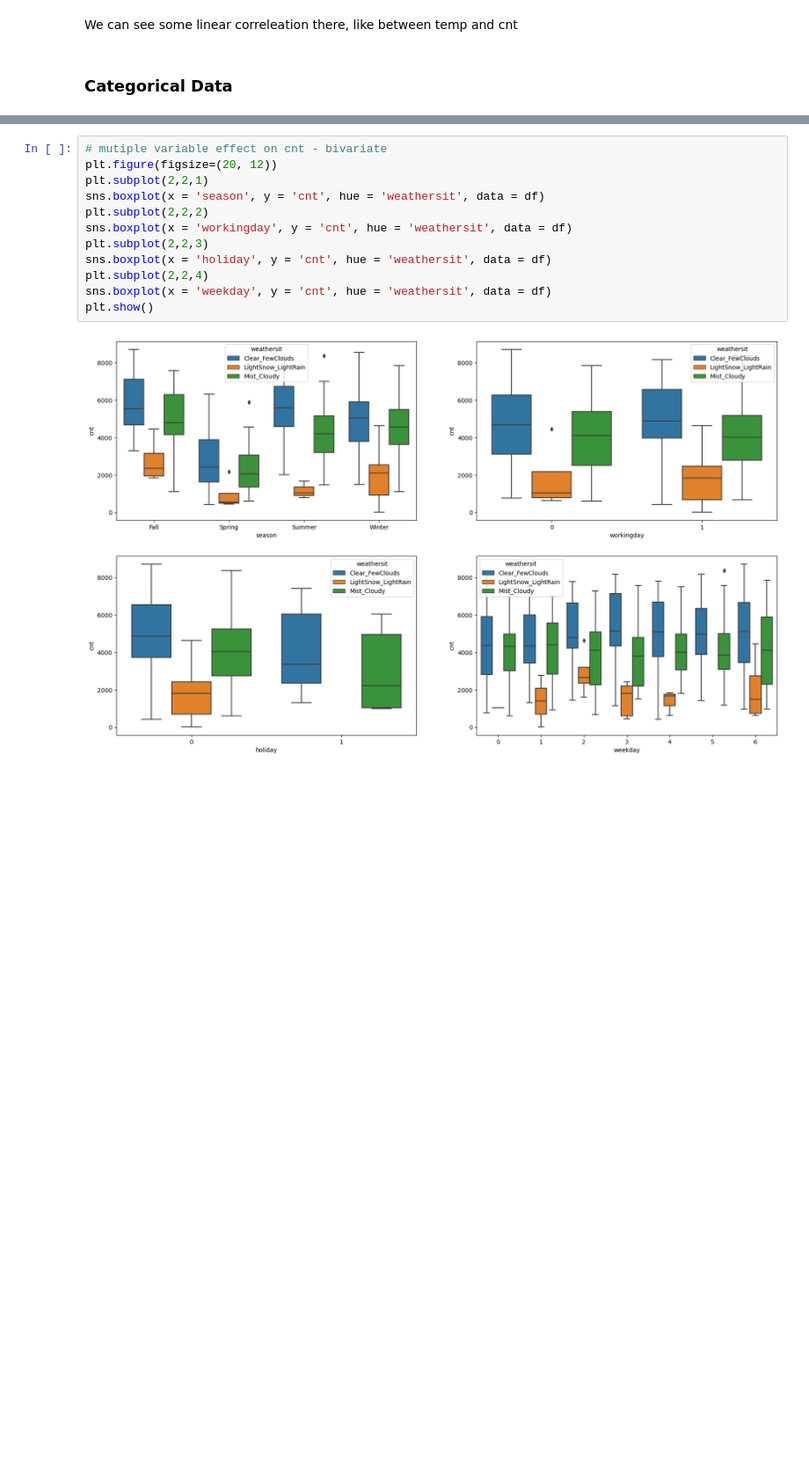
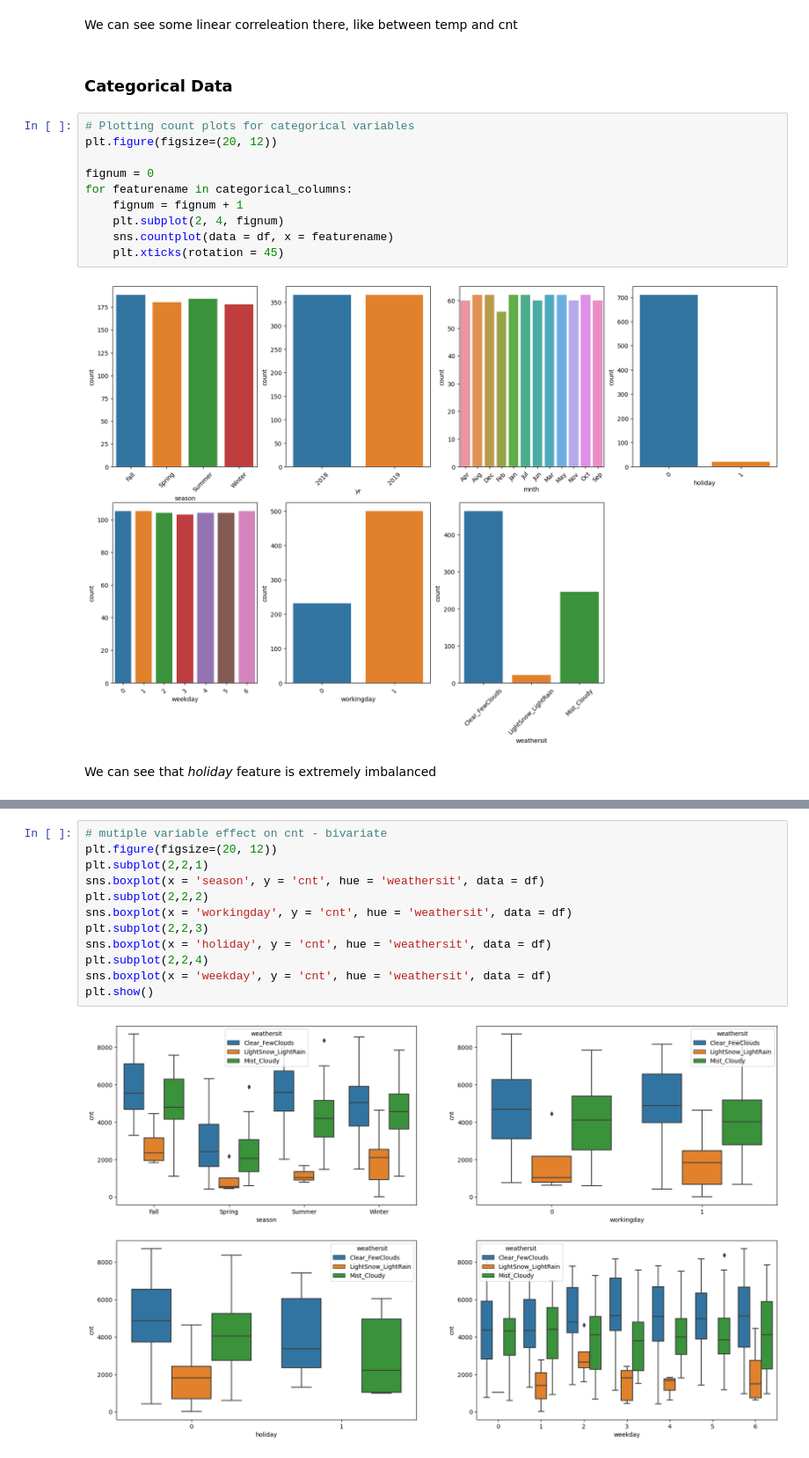
Before and after one commit to sjpathak/bikeSharing_assignment, a Jupyter notebook: SandeepPathak_BikeSharingAssignment.ipynb, the cells around one changed output, grey strips where cells are left out. Shown at 88% size. Cells and saved outputs as stored; diff of their text form; blank space fills up the shorter version.

```diff
--- a/SandeepPathak_BikeSharingAssignment.ipynb
+++ b/SandeepPathak_BikeSharingAssignment.ipynb
@@ -178,4 +178,18 @@ plt.show()
 We can see some linear correleation there, like between temp and cnt
 # %% [markdown]
 ### Categorical Data
+# %%
+# Plotting count plots for categorical variables
+plt.figure(figsize=(20, 12))
+
+fignum = 0
+for featurename in categorical_columns:
+    fignum = fignum + 1
+    plt.subplot(2, 4, fignum)
+    sns.countplot(data = df, x = featurename)
+    plt.xticks(rotation = 45)
+# %% [output]
+[figure, added]
+# %% [markdown]
+We can see that _holiday_ feature is extremely imbalanced
 # %%
```
Also changed, not shown: parts of 2 cells of this notebook.
